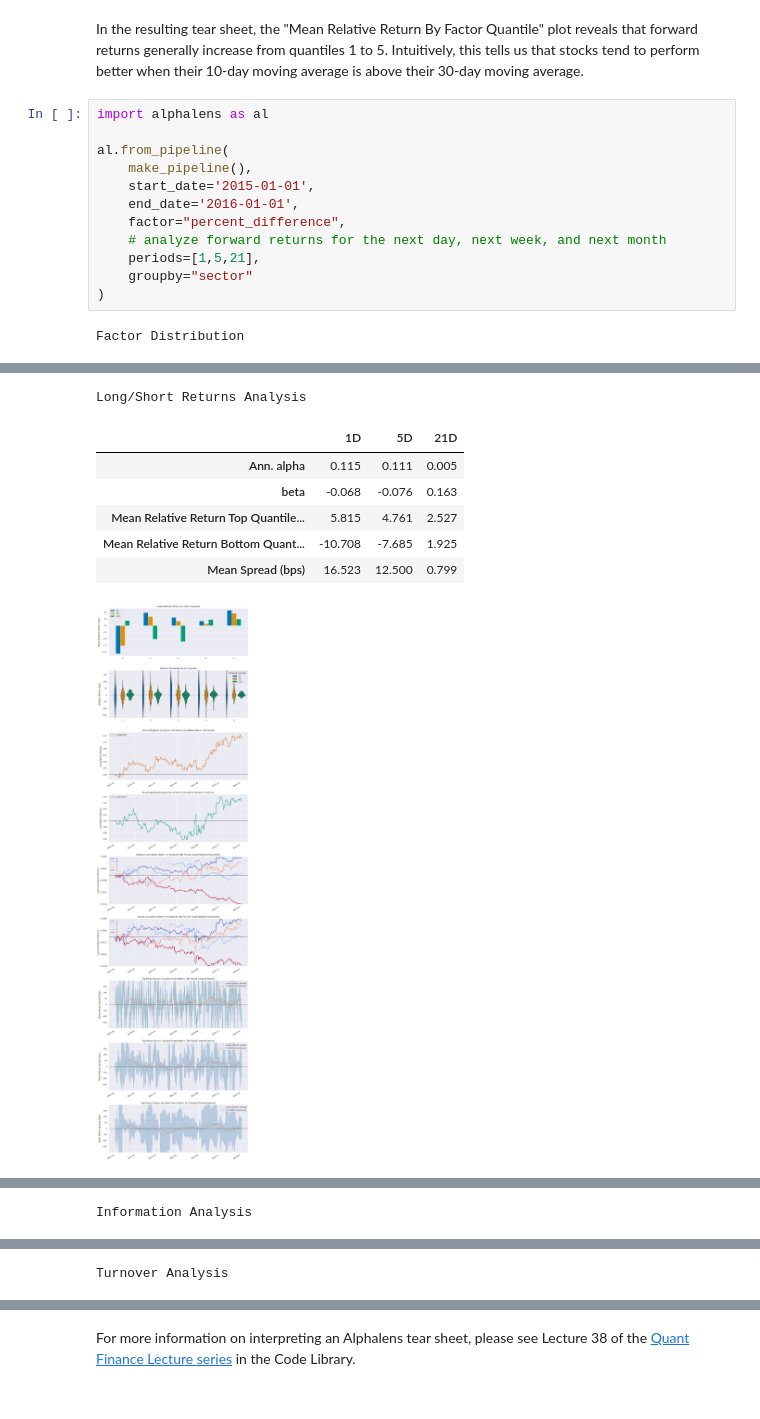
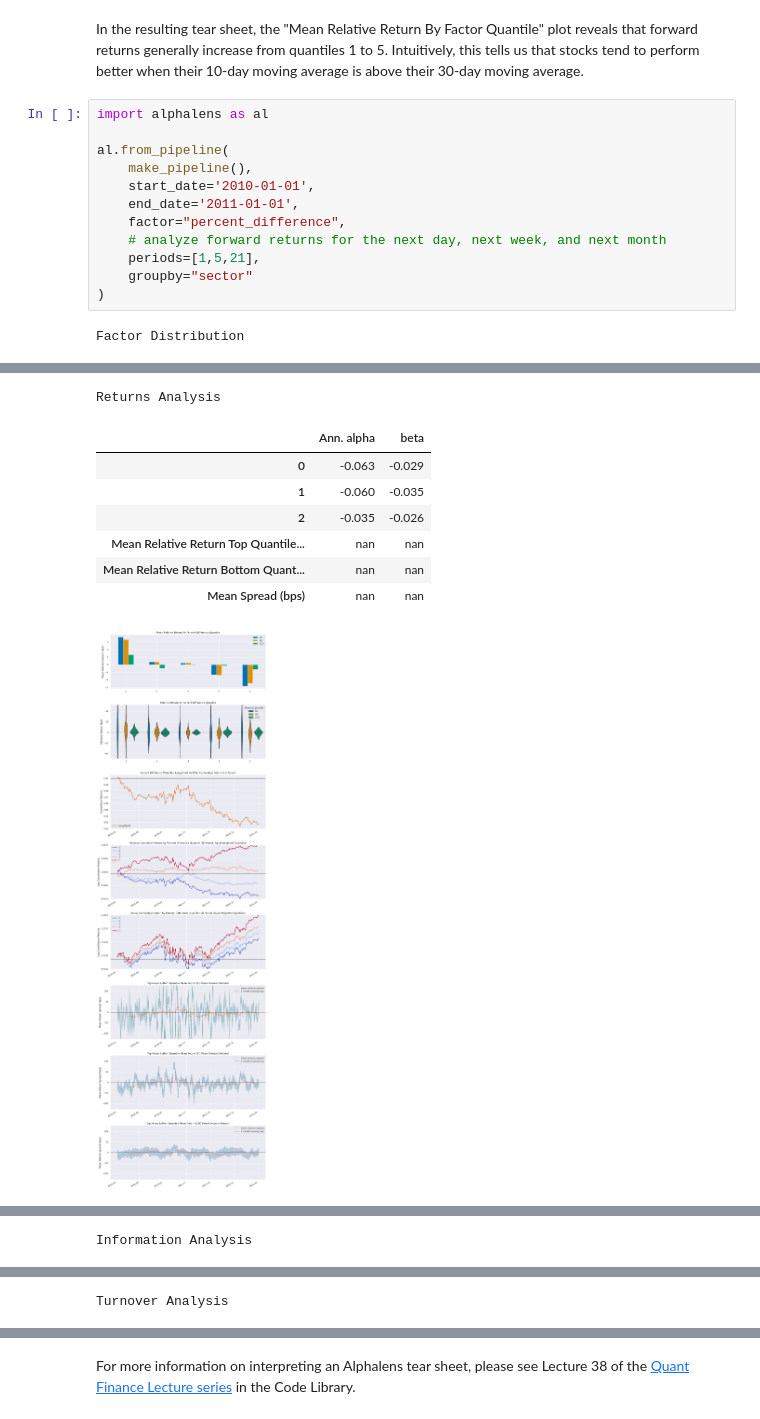
Before and after one commit to quantrocket-codeload/pipeline-tutorial, a Jupyter notebook: pipeline_tutorial/Lesson14-Alphalens.ipynb, the cells around one changed output, grey strips where cells are left out. Saved outputs shown, nothing was run; the diff lists cells and outputs as text.

```diff
--- a/pipeline_tutorial/Lesson14-Alphalens.ipynb
+++ b/pipeline_tutorial/Lesson14-Alphalens.ipynb
@@ -57,8 +57,8 @@ import alphalens as al
 
 al.from_pipeline(
     make_pipeline(),
-    start_date='2015-01-01',
-    end_date='2016-01-01',
+    start_date='2010-01-01',
+    end_date='2011-01-01',
     factor="percent_difference",
     # analyze forward returns for the next day, next week, and next month
     periods=[1,5,21],
@@ -76,8 +76,9 @@ Factor Distribution
-Long/Short Returns Analysis
+Returns Analysis
-|  | 1D | 5D | 21D |
-| Ann. alpha | 0.115 | 0.111 | 0.005 |
-| beta | -0.068 | -0.076 | 0.163 |
-| Mean Relative Return Top Quantile... | 5.815 | 4.761 | 2.527 |
-| Mean Relative Return Bottom Quant... | -10.708 | -7.685 | 1.925 |
-| Mean Spread (bps) | 16.523 | 12.500 | 0.799 |
+|  | Ann. alpha | beta |
+| 0 | -0.063 | -0.029 |
+| 1 | -0.060 | -0.035 |
+| 2 | -0.035 | -0.026 |
+| Mean Relative Return Top Quantile... | nan | nan |
+| Mean Relative Return Bottom Quant... | nan | nan |
+| Mean Spread (bps) | nan | nan |
-[figure, old version]
+[figure, new version]
```
Also changed, not shown: parts of 1 cell of this notebook, 10 other files.
